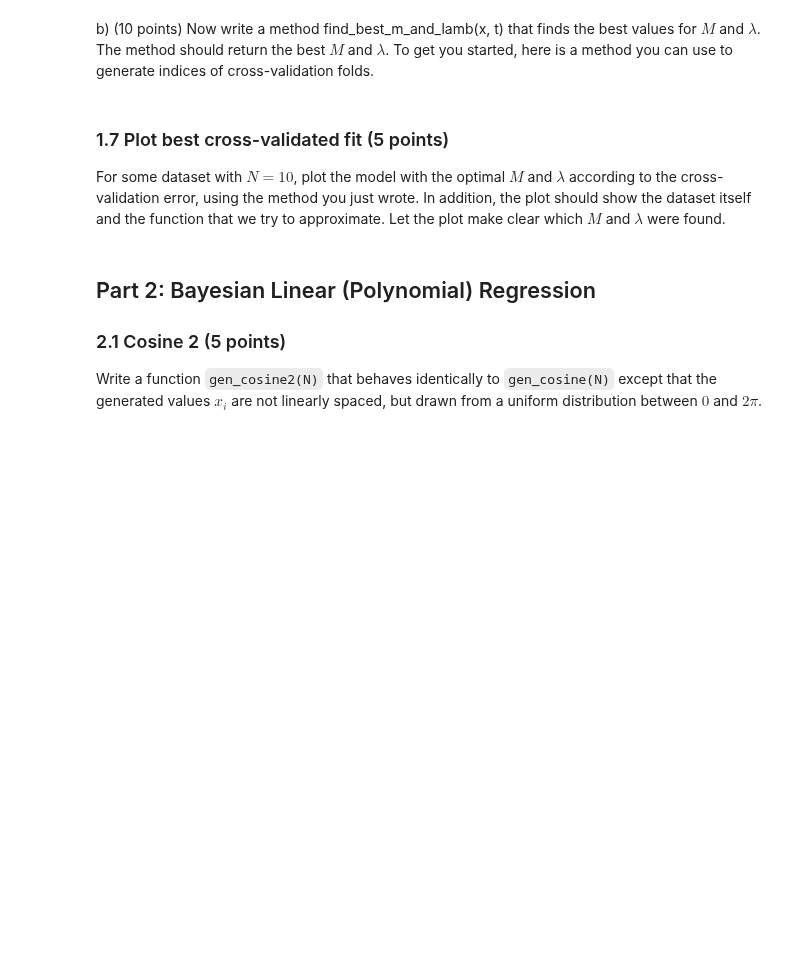
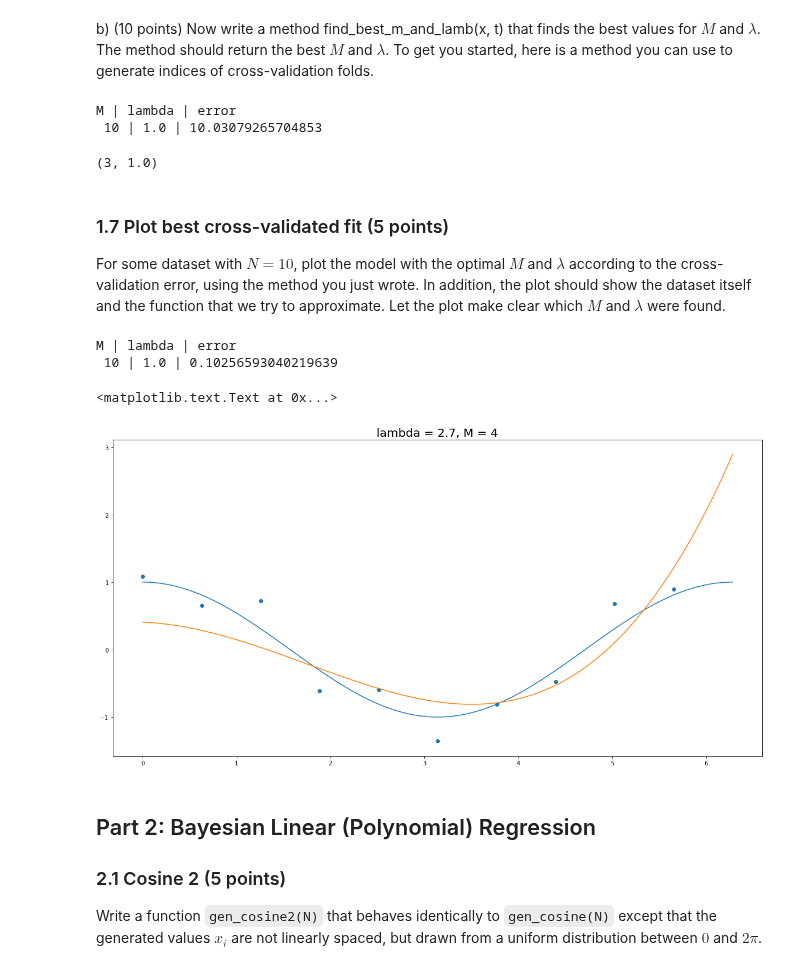
Before and after one commit to Kaleidophon/-friendly-octo-palm-tree, a Jupyter notebook: assignment1/lab1.ipynb, the cells around one changed output. Saved outputs shown, nothing was run; the diff lists cells and outputs as text; code cells hidden in the pictures; blank space fills up the shorter version.

```diff
--- a/assignment1/lab1.ipynb
+++ b/assignment1/lab1.ipynb
@@ -244,3 +228,36 @@ def find_best_m_and_lamb(x, t):
+# %%
+N = 10
+K = 5
+Ms = range(N+1)
+x, t = gen_cosine(10)
+
+def find_best_m_and_lamb(x, t):
+    lambdas = [numpy.exp(-i) for i in range(-10, 1)]
+    train_folds, valid_folds = kfold_indices(10, 5)
+    M_best, lamb_best, min_error = 0, 0, 10**6
+
+    for M in Ms:
+        for lambda_ in lambdas:
+            for train_fold, valid_fold in zip(train_folds, valid_folds):
+                x_train = numpy.array([x[i] for i in train_fold])
+                x_valid = numpy.array([x[i] for i in valid_fold])
+                t_train = numpy.array([t[i] for i in train_fold])
+                t_valid = numpy.array([t[i] for i in valid_fold])
+
+                error = pred_error(x_train, x_valid, t_train, t_valid, M, lambda_)
+
+                if error < min_error:
+                    M_best, lamb_best, min_error = M, lambda_, error
+
+    print("M | lambda | error\n", "{} | {} | {}".format(M, lambda_, error))
+
+    return M_best, lamb_best
+
+find_best_m_and_lamb(x, t)
+# %% [output]
+M | lambda | error
+ 10 | 1.0 | 10.03079265704853
+(3, 1.0)
 # %%
 ### If you want you can write your own test here
 # %% [markdown]
@@ -253,3 +267,23 @@ raise NotImplementedError()
+# %%
+N = 10
+x, t = gen_cosine(N)
+M_best, lamb_best = find_best_m_and_lamb(x, t)
+x__ = np.linspace(0, 2*PI, 100)  # Scale
+cos_y = [numpy.cos(x_) for x_ in x__]
+w_best, Phi_best = fit_polynomial_reg(x, t, M_best, lamb_best)
+
+Phi_plot= designmatrix(x__, M_best)
+y = np.dot(Phi_plot, w_best)
+
+plt.scatter(x, t)
+plt.plot(x__, cos_y)
+plt.plot(x__, y)
+plt.title("lambda = {:.2}, M = {}".format(lamb_best, M_best), fontsize=20)
+# %% [output]
+M | lambda | error
+ 10 | 1.0 | 0.10256593040219639
+<matplotlib.text.Text at 0x...>
+[figure, added]
 # %% [markdown]
 ## Part 2: Bayesian Linear (Polynomial) Regression
 
```
Also changed, not shown: parts of 8 cells of this notebook.
